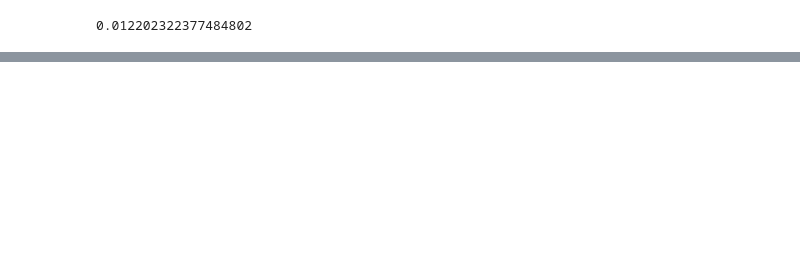
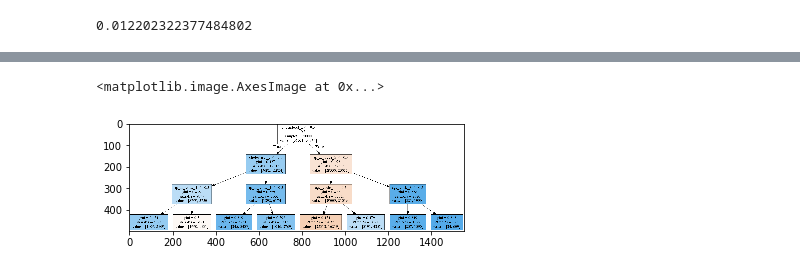
Before and after one commit to genmih/mlcourse_open, a Jupyter notebook: hw3_session2_decision_trees.ipynb, the cells around one changed output, grey strips where cells are left out. Saved outputs shown, nothing was run; the diff lists cells and outputs as text; code cells hidden in the pictures; blank space fills up the shorter version.

```diff
--- a/hw3_session2_decision_trees.ipynb
+++ b/hw3_session2_decision_trees.ipynb
@@ -349,0 +355,5 @@ imp.sort_values('imp', ascending=False)
+# %%
+plt.imshow(plt.imread('img/hw_t5_tree.png'))
+# %% [output]
+<matplotlib.image.AxesImage at 0x...>
+[figure, added]
```
Also changed, not shown: parts of 14 cells of this notebook, 4 other files.
